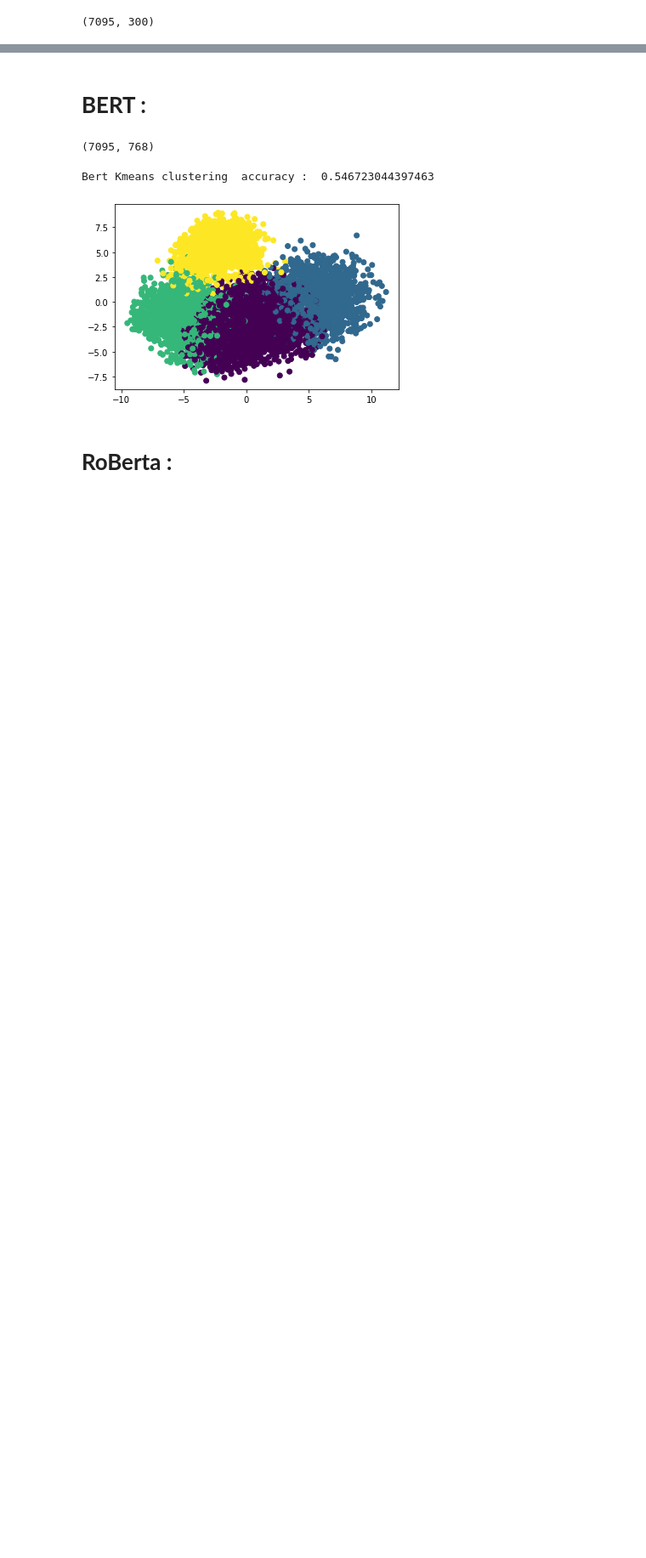
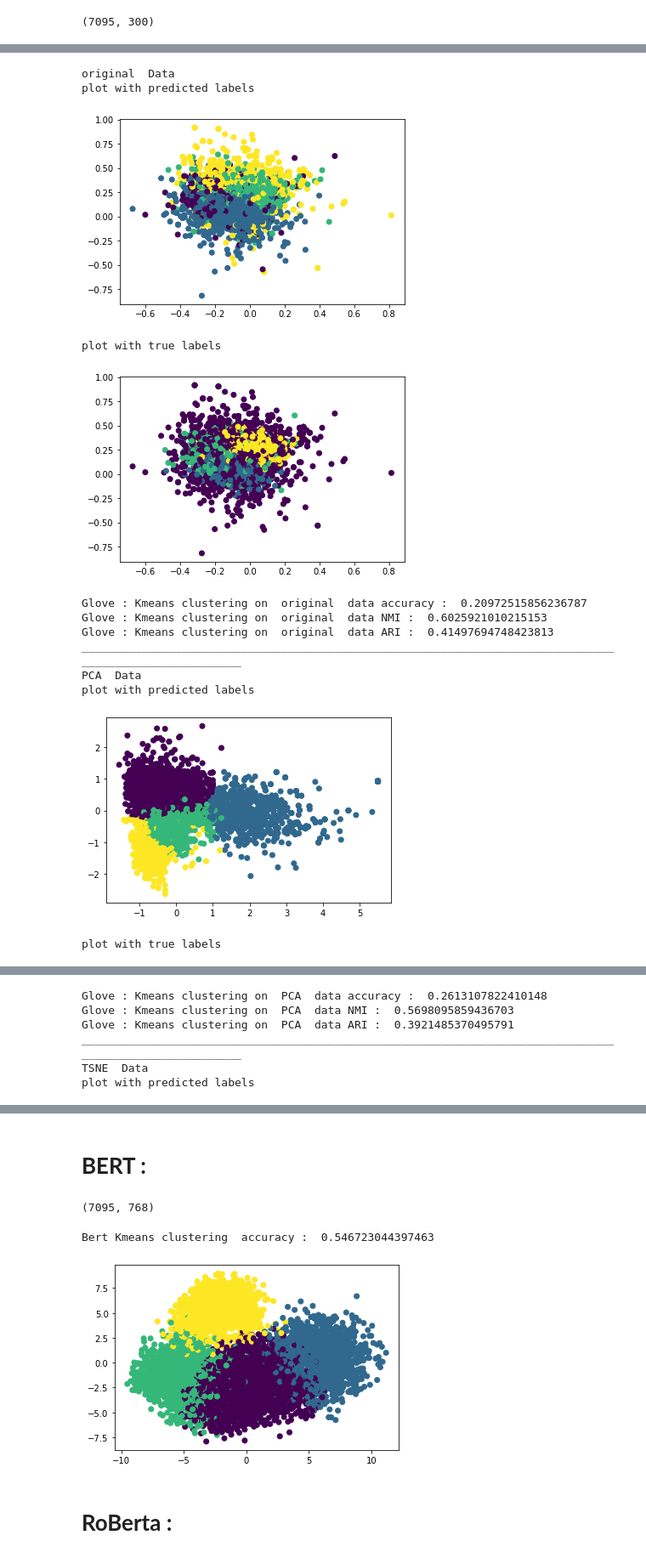
Before and after one commit to SeyfGoumeida/Projet_Mixt_Coclus_Partie1, a Jupyter notebook: Projet_Mixt_Coclus_Partie1.ipynb, the cells around one changed output, grey strips where cells are left out. Shown at 85% size. Saved outputs shown, nothing was run; the diff lists cells and outputs as text; code cells hidden in the pictures; blank space fills up the shorter version.

```diff
--- a/Projet_Mixt_Coclus_Partie1.ipynb
+++ b/Projet_Mixt_Coclus_Partie1.ipynb
@@ -537,4 +551,0 @@ result = pca.fit_transform(vectorized_docs)
-# %%
-kmeans = KMeans(n_clusters=4, random_state=0,n_init=5).fit(result)
-y_pred = kmeans.labels_
-print('Word2vec Kmeans clustering  accuracy : ',accuracy_score(labels_all,y_pred))
@@ -549,0 +656,45 @@ plt.show()
+# %%
+def kmeans_runner(key,K,true_labels):
+  kmeans = KMeans(n_clusters=K, random_state=0,n_init=5).fit(reduced_data[key])
+  y_pred = kmeans.labels_
+  print(key," Data")
+  #------------ plot---------------------------
+  Components = pd.DataFrame(reduced_data[key])
+  labels = y_pred
+  print("plot with predicted labels")
+  plt.scatter(Components[0], Components[1], c=labels)
+  plt.show()
+
+  #-------
+  labels = y_pred
+  print("plot with true labels")
+  plt.scatter(Components[0], Components[1], c=true_labels)
+  plt.show()
+
+  #-------
+
+  print('Glove : Kmeans clustering on ',key,' data accuracy : ',accuracy_score(true_labels,y_pred))
+  print('Glove : Kmeans clustering on ',key,' data NMI : ',normalized_mutual_info_score(true_labels,y_pred))
+  print('Glove : Kmeans clustering on ',key,' data ARI : ',adjusted_rand_score(true_labels,y_pred))
+
+
+  print("________________________________________________________________________________________________________")
+
+
+K = 4
+for a in reduced_data.keys():
+  kmeans_runner(a,K,true_labels)
+# %% [output]
+original  Data
+plot with predicted labels
+[figure, added]
+plot with true labels
+[figure, added]
+Glove : Kmeans clustering on  original  data accuracy :  0.20972515856236787
+Glove : Kmeans clustering on  original  data NMI :  0.6025921010215153
+Glove : Kmeans clustering on  original  data ARI :  0.41497694748423813
+________________________________________________________________________________________________________
+PCA  Data
+plot with predicted labels
+[figure, added]
+plot with true labels
@@ -549,0 +702,6 @@ plt.show()
+Glove : Kmeans clustering on  PCA  data accuracy :  0.2613107822410148
+Glove : Kmeans clustering on  PCA  data NMI :  0.5698095859436703
+Glove : Kmeans clustering on  PCA  data ARI :  0.3921485370495791
+________________________________________________________________________________________________________
+TSNE  Data
+plot with predicted labels
```
Also changed, not shown: parts of 26 cells of this notebook.
